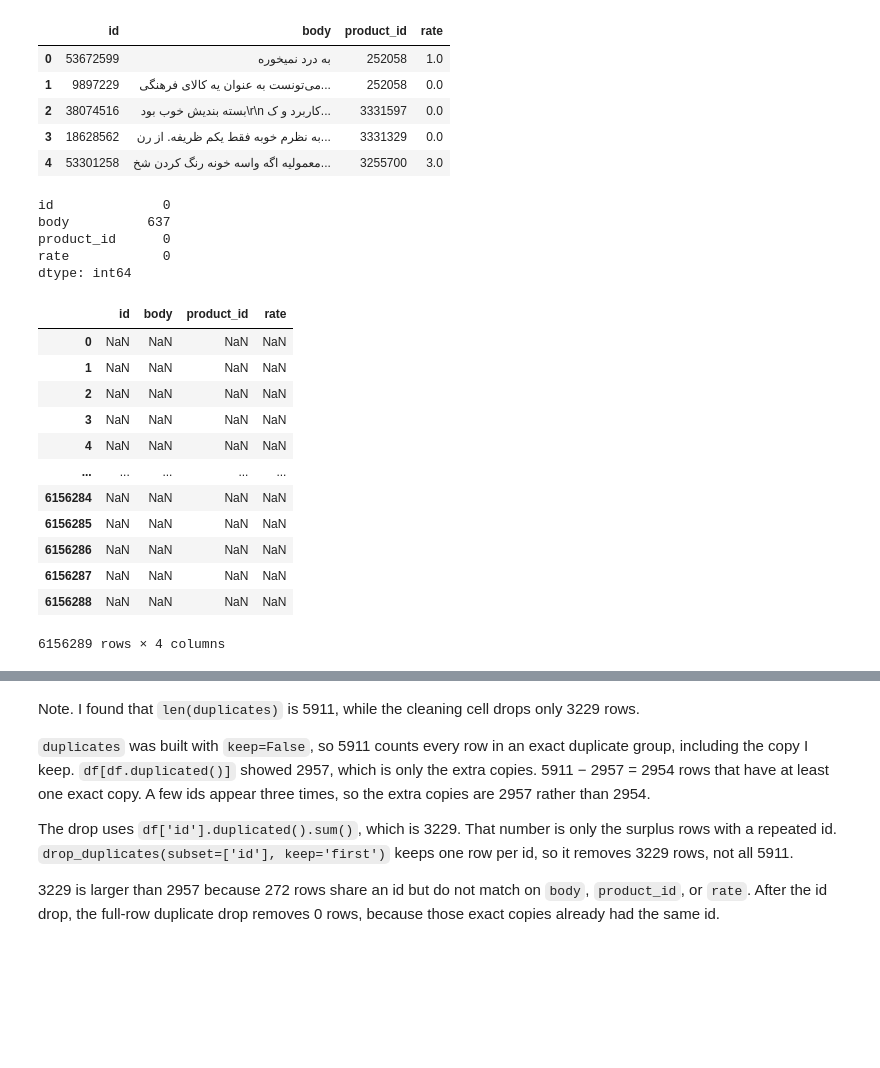
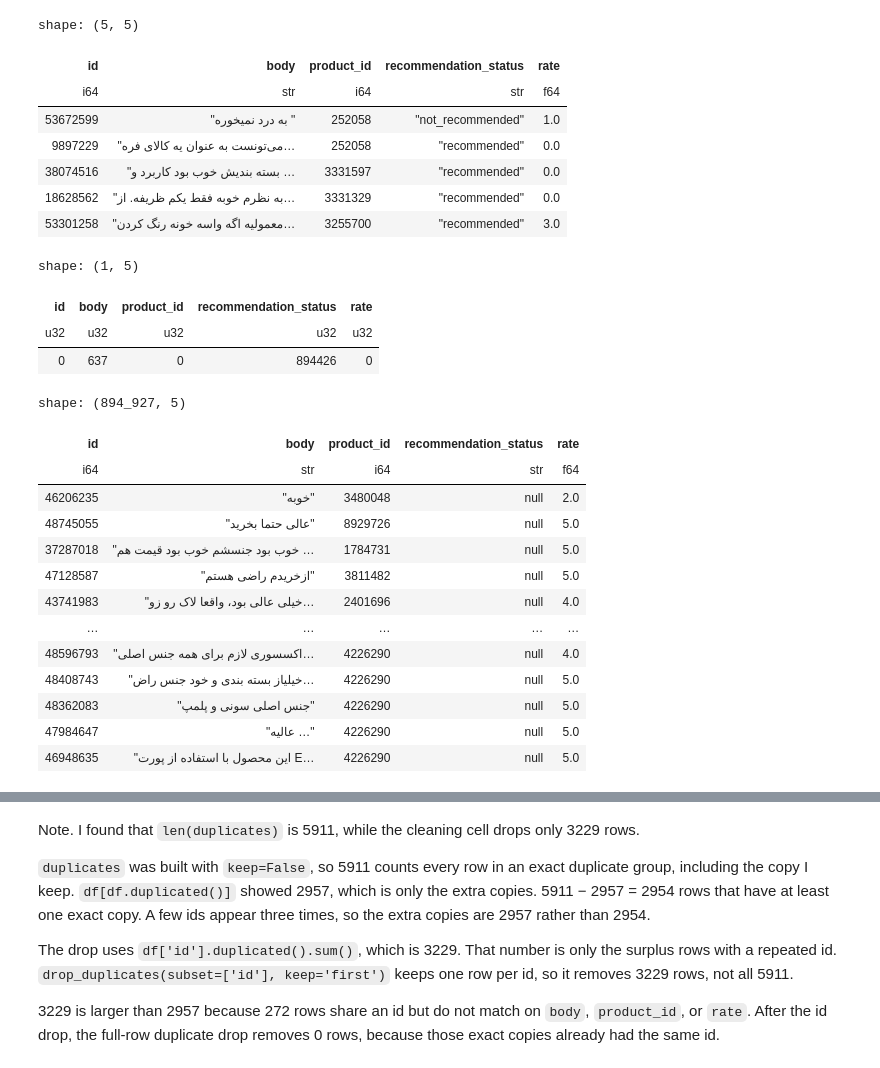
Before and after one commit to atozmax/digikala-comment-recommendation, a Jupyter notebook: notebooks/01-data-cleaning.ipynb, the cells around one changed output, grey strips where cells are left out. Drawn from its saved outputs; the diff is of its cells as text; code cells hidden in the pictures; blank space fills up the shorter version.

```diff
--- a/notebooks/01-data-cleaning.ipynb
+++ b/notebooks/01-data-cleaning.ipynb
@@ -3,3 +3,6 @@ import pandas as pd
 # %%
-df = pd.read_csv('../data/raw/digikala-comments.csv', na_values=['', 'nan', 'NaN', 'NAN', 'null', 'NULL', 'None', 'none', None, '-'])
+df = pl.read_csv(
+    "../data/raw/digikala-comments.csv",
+    null_values=["", "nan", "NaN", "NAN", "null", "NULL", "None", "none", "-"],
+)
 # %%
@@ -44,39 +23,41 @@ dtype: int64
 # %%
-target_column = 'rate'
-project_columns = ['id', 'body', 'product_id', target_column]
-needed_dataset = df[project_columns]
+target_column = "rate"
+project_columns = ["id", "body", "product_id", "recommendation_status", target_column]
+needed_dataset = df.select(project_columns)
 needed_dataset.head()
 # %% [output]
+shape: (5, 5)
-|  | id | body | product_id | rate |
-| 0 | 53672599 | به درد نمیخوره | 252058 | 1.0 |
-| 1 | 9897229 | می‌تونست به عنوان یه کالای فرهنگی... | 252058 | 0.0 |
-| 2 | 38074516 | بسته بندیش خوب بود\r\n کاربرد و ک... | 3331597 | 0.0 |
-| 3 | 18628562 | به نظرم خوبه فقط یکم ظریفه. از رن... | 3331329 | 0.0 |
-| 4 | 53301258 | معمولیه اگه واسه خونه رنگ کردن شخ... | 3255700 | 3.0 |
+| id | body | product_id | recommendation_status | rate |
+| i64 | str | i64 | str | f64 |
+| 53672599 | "به درد نمیخوره " | 252058 | "not_recommended" | 1.0 |
+| 9897229 | "می‌تونست به عنوان یه کالای فره… | 252058 | "recommended" | 0.0 |
+| 38074516 | "بسته بندیش خوب بود کاربرد و … | 3331597 | "recommended" | 0.0 |
+| 18628562 | "به نظرم خوبه فقط یکم ظریفه. از… | 3331329 | "recommended" | 0.0 |
+| 53301258 | "معمولیه اگه واسه خونه رنگ کردن… | 3255700 | "recommended" | 3.0 |
 # %%
-needed_dataset.isna().sum()
+needed_dataset.null_count()
 # %% [output]
-id              0
-body          637
-product_id      0
-rate            0
-dtype: int64
+shape: (1, 5)
+| id | body | product_id | recommendation_status | rate |
+| u32 | u32 | u32 | u32 | u32 |
+| 0 | 637 | 0 | 894426 | 0 |
 # %%
-needed_dataset[needed_dataset.isna() == True]
+needed_dataset.filter(pl.any_horizontal(pl.all().is_null()))
 # %% [output]
+shape: (894_927, 5)
-|  | id | body | product_id | rate |
-| 0 | NaN | NaN | NaN | NaN |
-| 1 | NaN | NaN | NaN | NaN |
-| 2 | NaN | NaN | NaN | NaN |
-| 3 | NaN | NaN | NaN | NaN |
-| 4 | NaN | NaN | NaN | NaN |
-| ... | ... | ... | ... | ... |
-| 6156284 | NaN | NaN | NaN | NaN |
-| 6156285 | NaN | NaN | NaN | NaN |
-| 6156286 | NaN | NaN | NaN | NaN |
-| 6156287 | NaN | NaN | NaN | NaN |
-| 6156288 | NaN | NaN | NaN | NaN |
+| id | body | product_id | recommendation_status | rate |
+| i64 | str | i64 | str | f64 |
+| 46206235 | "خوبه" | 3480048 | null | 2.0 |
+| 48745055 | "عالی حتما بخرید" | 8929726 | null | 5.0 |
+| 37287018 | "خوب بود جنسشم خوب بود قیمت هم … | 1784731 | null | 5.0 |
+| 47128587 | "ازخریدم راضی هستم" | 3811482 | null | 5.0 |
+| 43741983 | "خیلی عالی بود، واقعا لاک رو زو… | 2401696 | null | 4.0 |
+| … | … | … | … | … |
+| 48596793 | "اکسسوری لازم برای همه جنس اصلی… | 4226290 | null | 4.0 |
+| 48408743 | "خیلیاز بسته بندی و خود جنس راض… | 4226290 | null | 5.0 |
+| 48362083 | "جنس اصلی سونی و پلمپ" | 4226290 | null | 5.0 |
+| 47984647 | "عالیه …" | 4226290 | null | 5.0 |
+| 46948635 | "این محصول با استفاده از پورت E… | 4226290 | null | 5.0 |
-6156289 rows × 4 columns
 # %%
 needed_dataset.head(20)
 # %% [output]
```
Also changed, not shown: parts of 25 cells of this notebook, 20 other files.
